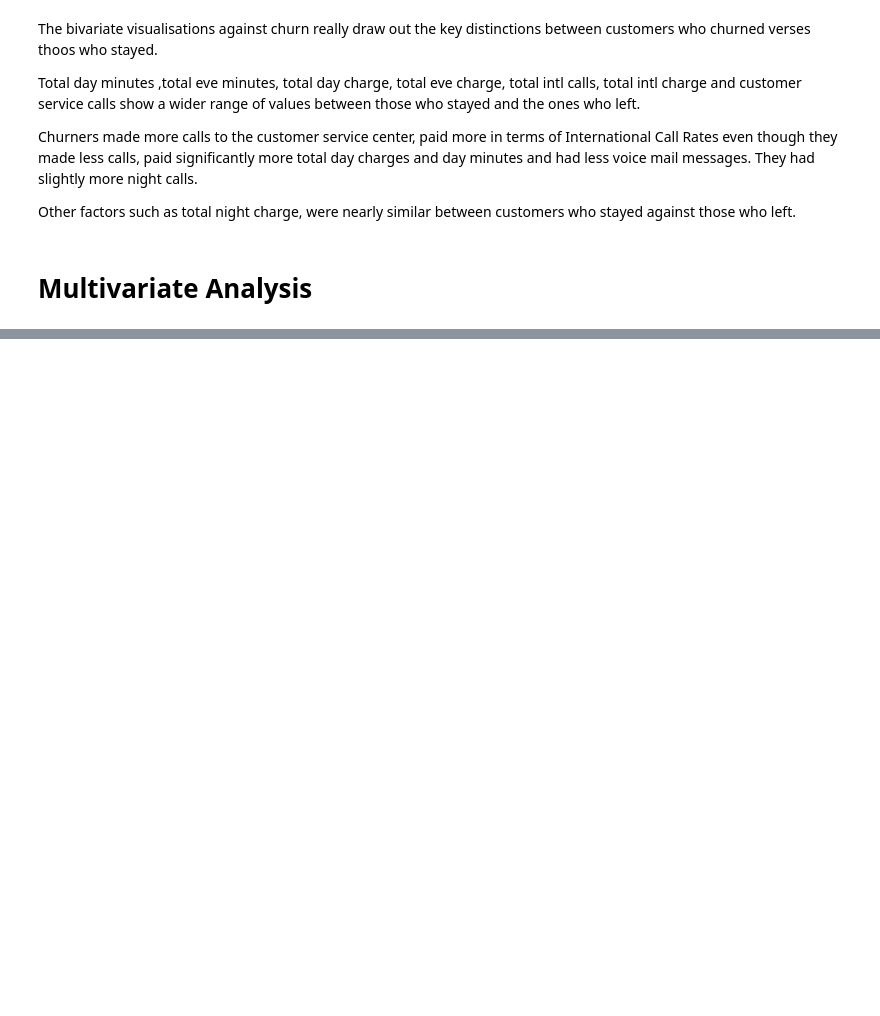
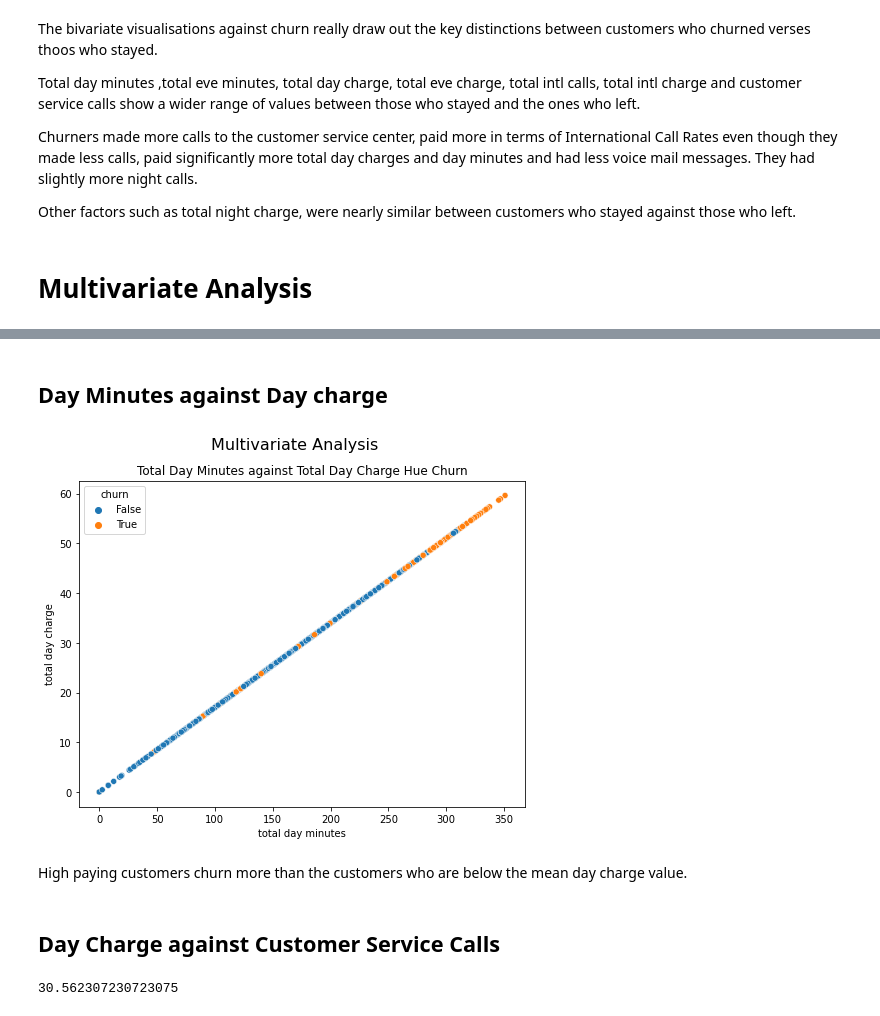
Before and after one commit to Choxy1/syria-tel, a Jupyter notebook: index.ipynb, the cells around one changed output, grey strips where cells are left out. Drawn from its saved outputs; the diff is of its cells as text; code cells hidden in the pictures; blank space fills up the shorter version.

```diff
--- a/index.ipynb
+++ b/index.ipynb
@@ -851,0 +862,21 @@ Other factors such as total night charge, were nearly similar between customers
+# %%
+def plot_multivariate(x, y, hue='churn'):
+    plt.figure(figsize=(8,6))
+    plt.suptitle('Multivariate Analysis', fontsize=16)
+    plt.title(f'{x.title()} against {y.title()} Hue {hue.title()}')
+    sns.scatterplot(x=x, y=y, hue=hue, data=df)
+    plt.show();
+# %% [markdown]
+## Day Minutes against Day charge
+# %%
+plot_multivariate(x='total day minutes', y='total day charge', hue='churn')
+# %% [output]
+[figure, added]
+# %% [markdown]
+High paying customers churn more than the customers who are below the mean day charge value.
+# %% [markdown]
+ ## Day Charge against Customer Service Calls
+# %%
+df['total day charge'].mean()
+# %% [output]
+30.562307230723075
```
Also changed, not shown: parts of 5 cells of this notebook.
